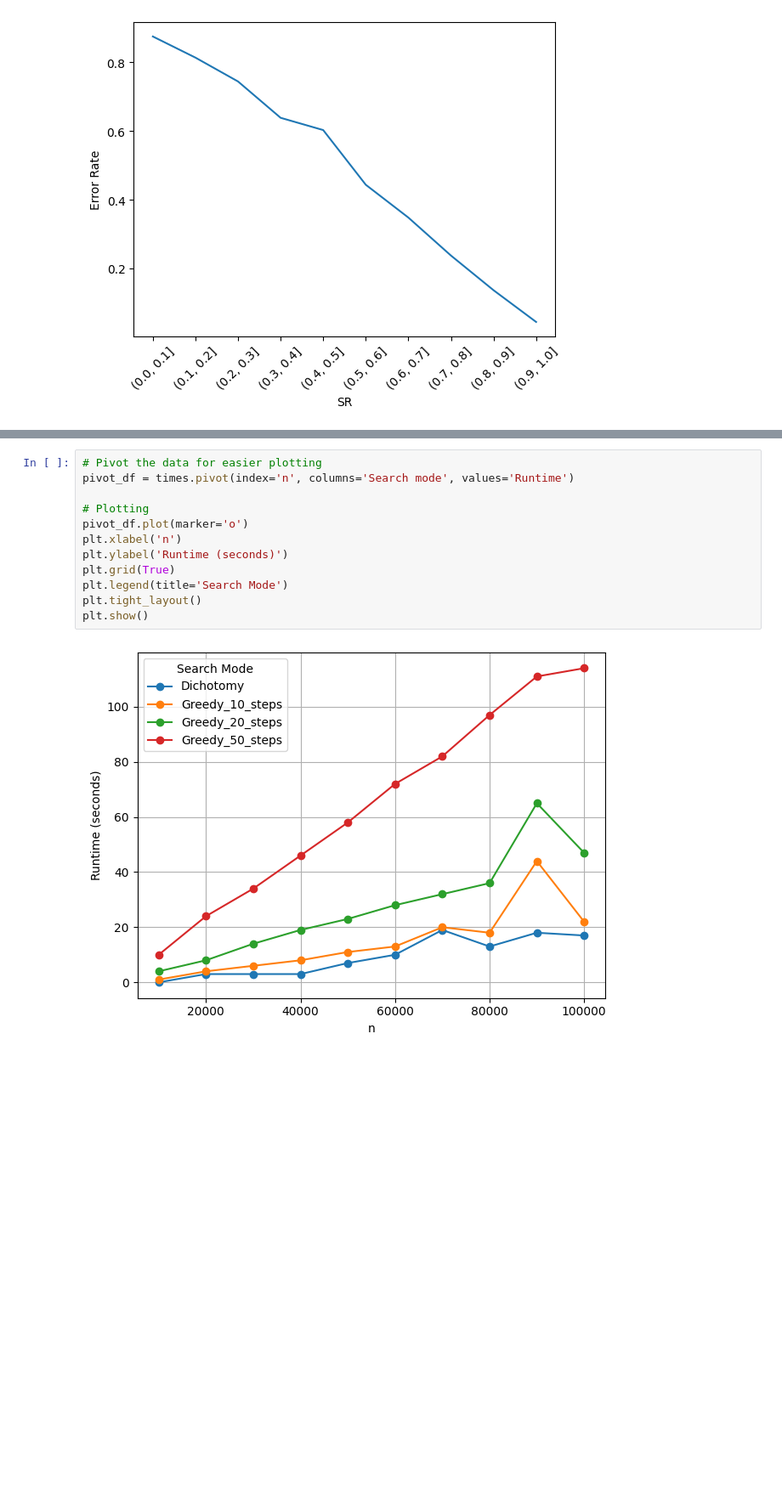
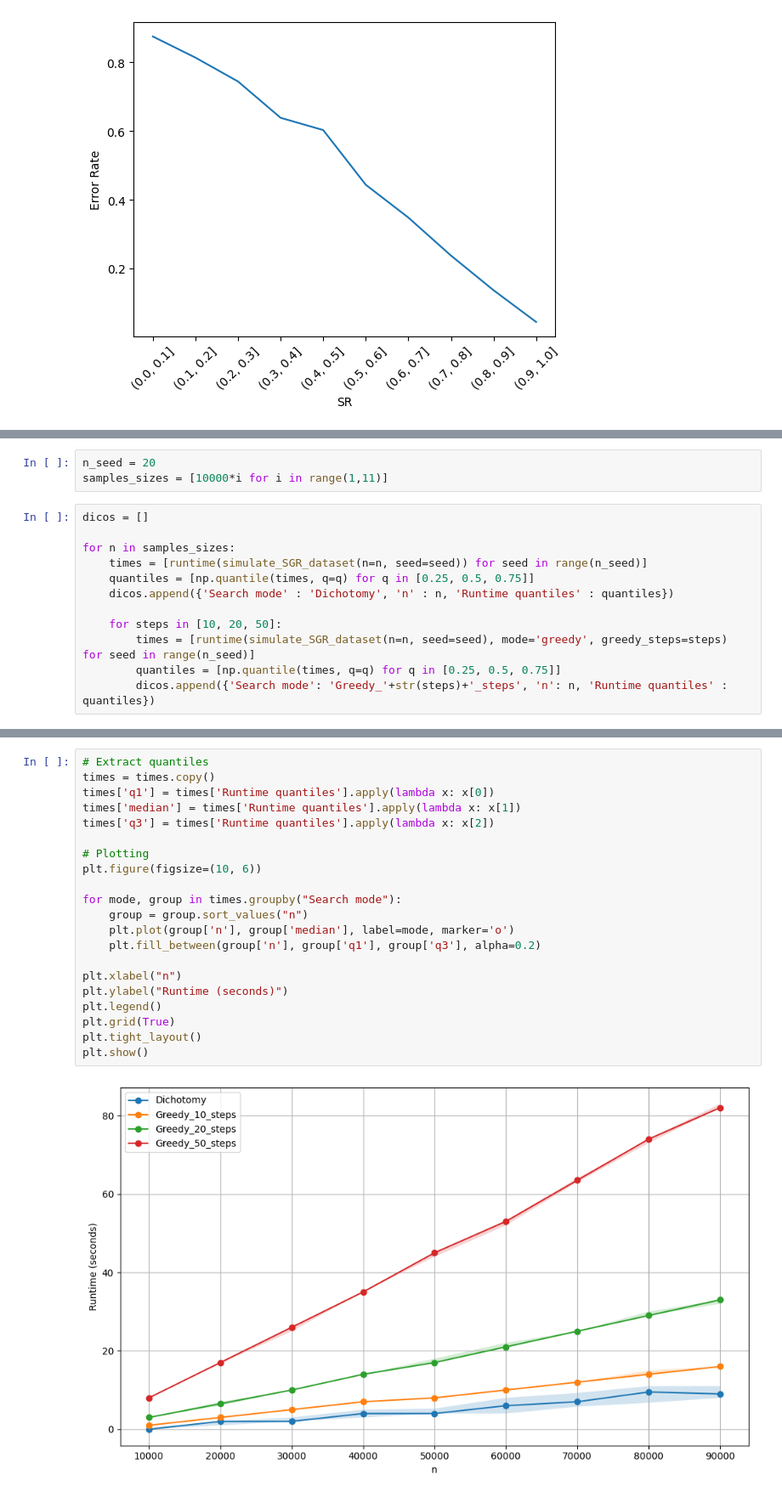
Before and after one commit to EmilienJemelen/selective-classification, a Jupyter notebook: other_ntbks/runtime_study.ipynb, the cells around one changed output, grey strips where cells are left out. Shown at 85% size. Cells and saved outputs as stored; diff of their text form; blank space fills up the shorter version.

Commit message:
greedy search runtime study

```diff
--- a/other_ntbks/runtime_study.ipynb
+++ b/other_ntbks/runtime_study.ipynb
@@ -94,3 +78,18 @@ for n in [10000*i for i in range(1,11)]:
+# %%
+n_seed = 20
+samples_sizes = [10000*i for i in range(1,11)]
+# %%
+dicos = []
+
+for n in samples_sizes:
+    times = [runtime(simulate_SGR_dataset(n=n, seed=seed)) for seed in range(n_seed)]
+    quantiles = [np.quantile(times, q=q) for q in [0.25, 0.5, 0.75]]
+    dicos.append({'Search mode' : 'Dichotomy', 'n' : n, 'Runtime quantiles' : quantiles})
+
+    for steps in [10, 20, 50]:
+        times = [runtime(simulate_SGR_dataset(n=n, seed=seed), mode='greedy', greedy_steps=steps) for seed in range(n_seed)]
+        quantiles = [np.quantile(times, q=q) for q in [0.25, 0.5, 0.75]]
+        dicos.append({'Search mode': 'Greedy_'+str(steps)+'_steps', 'n': n, 'Runtime quantiles' : quantiles})
 # %%
 times = pd.DataFrame(dicos)
 times
@@ -115,14 +114,23 @@ times
 # %%
-# Pivot the data for easier plotting
-pivot_df = times.pivot(index='n', columns='Search mode', values='Runtime')
+# Extract quantiles
+times = times.copy()
+times['q1'] = times['Runtime quantiles'].apply(lambda x: x[0])
+times['median'] = times['Runtime quantiles'].apply(lambda x: x[1])
+times['q3'] = times['Runtime quantiles'].apply(lambda x: x[2])
 
 # Plotting
-pivot_df.plot(marker='o')
-plt.xlabel('n')
-plt.ylabel('Runtime (seconds)')
+plt.figure(figsize=(10, 6))
+
+for mode, group in times.groupby("Search mode"):
+    group = group.sort_values("n")
+    plt.plot(group['n'], group['median'], label=mode, marker='o')
+    plt.fill_between(group['n'], group['q1'], group['q3'], alpha=0.2)
+
+plt.xlabel("n")
+plt.ylabel("Runtime (seconds)")
+plt.legend()
 plt.grid(True)
-plt.legend(title='Search Mode')
 plt.tight_layout()
 plt.show()
 # %% [output]
-[figure, old version]
+[figure, new version]
```
Also changed, not shown: parts of 6 cells of this notebook, 2 other files.
